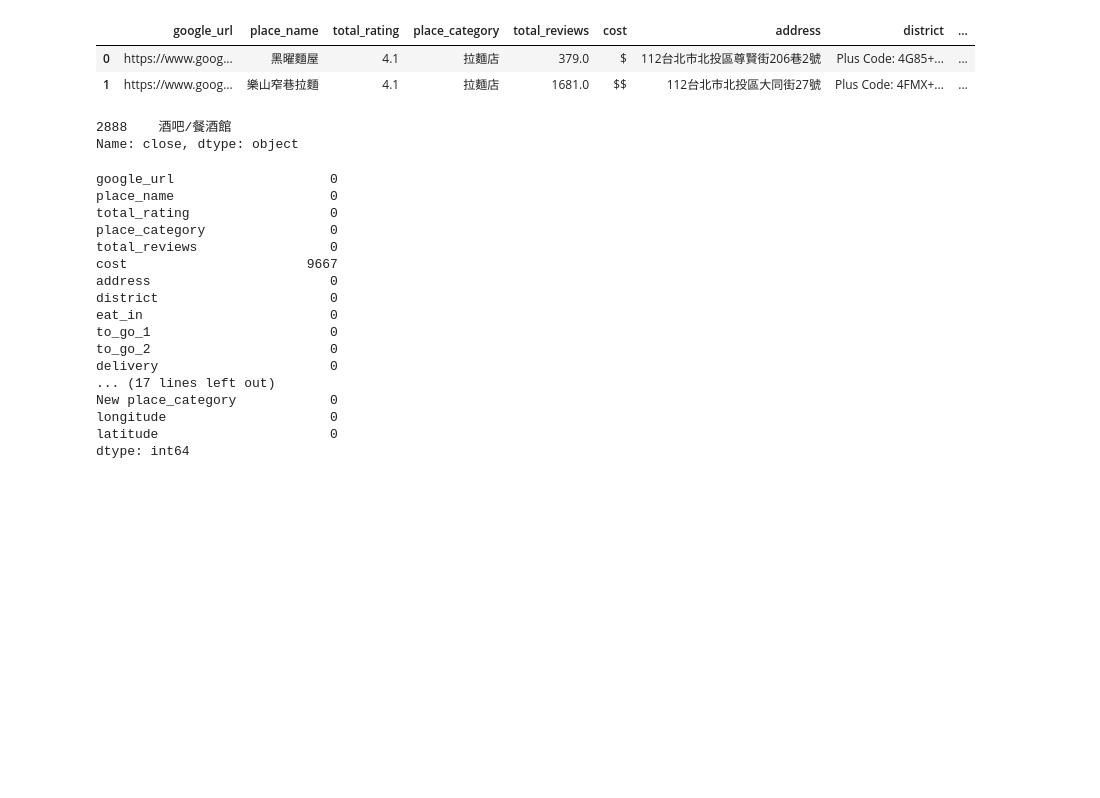
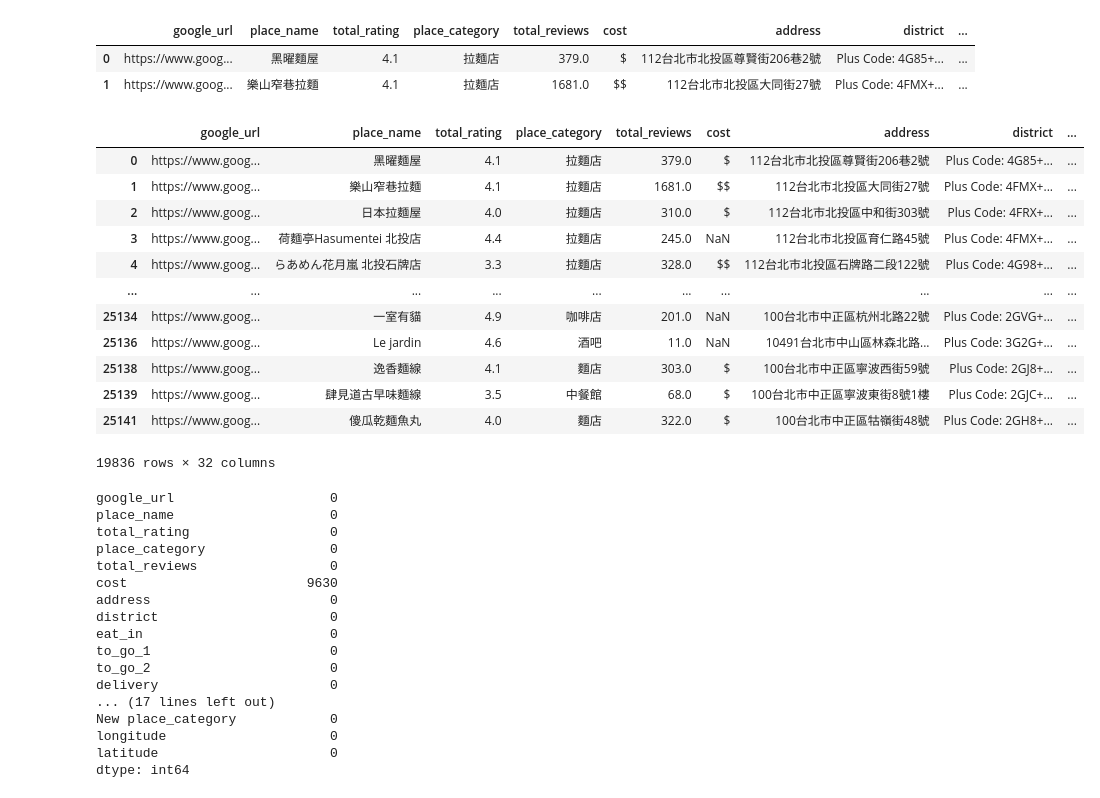
Before and after one commit to DAMA1011/FinalReport, a Jupyter notebook: 餐廳類別修改_經緯度.ipynb, the cells around one changed output. Drawn from its saved outputs; the diff is of its cells as text; code cells hidden in the pictures; blank space fills up the shorter version.

```diff
--- a/餐廳類別修改_經緯度.ipynb
+++ b/餐廳類別修改_經緯度.ipynb
@@ -148,10 +160,10 @@ Length: 25145, dtype: object
 Series1 = dfFilter1["place_category"].map(dfFilter2.to_dict())
 # 把餐廳類別賦予15大類別
 Series2 = dfFilter3.loc[:,"標記"]
-Series1.update(dict2)
+Series1.update(Series2)
 # 把其他類別更改成15大類別
 Series3 = dfFilter4.loc[:,"標記"]
-Series1.update(dict3)
+Series1.update(Series3)
 Series1
 # %% [output]
 0              日式
@@ -375,4 +432,4 @@ dfFilter1_3["New place_category"][dfFilter1_3["place_name"].str.contains("金色
 13831    酒吧/餐酒館
 Name: New place_category, dtype: object
 # %%
-dfFilter1_3[dfFilter1_3.loc[:,"New place_category"]=="?"] ="酒吧/餐酒館"
+dfFilter1_3["New place_category"][dfFilter1_3.loc[:,"New place_category"]=="?"] ="酒吧/餐酒館"
@@ -402,12 +464,23 @@ dfFilter1_3.head(2)
 |  | google_url | place_name | total_rating | place_category | total_reviews | cost | address | district | ... |
 | 0 | https://www.goog... | 黑曜麵屋 | 4.1 | 拉麵店 | 379.0 | $ | 112台北市北投區尊賢街206巷2號 | Plus Code: 4G85+... | ... |
 | 1 | https://www.goog... | 樂山窄巷拉麵 | 4.1 | 拉麵店 | 1681.0 | $$ | 112台北市北投區大同街27號 | Plus Code: 4FMX+... | ... |
-# %%
-# close columns是啥?
-dfFilter1_3.loc[:,"close"][dfFilter1_3.loc[:,"close"].notnull()]
-# %% [output]
-2888    酒吧/餐酒館
-Name: close, dtype: object
+# %%
+dfFilter1_3 = dfFilter1_3.drop_duplicates(subset=['address', 'place_name'])
+dfFilter1_3
+# %% [output]
+|  | google_url | place_name | total_rating | place_category | total_reviews | cost | address | district | ... |
+| 0 | https://www.goog... | 黑曜麵屋 | 4.1 | 拉麵店 | 379.0 | $ | 112台北市北投區尊賢街206巷2號 | Plus Code: 4G85+... | ... |
+| 1 | https://www.goog... | 樂山窄巷拉麵 | 4.1 | 拉麵店 | 1681.0 | $$ | 112台北市北投區大同街27號 | Plus Code: 4FMX+... | ... |
+| 2 | https://www.goog... | 日本拉麵屋 | 4.0 | 拉麵店 | 310.0 | $ | 112台北市北投區中和街303號 | Plus Code: 4FRX+... | ... |
+| 3 | https://www.goog... | 荷麵亭Hasumentei 北投店 | 4.4 | 拉麵店 | 245.0 | NaN | 112台北市北投區育仁路45號 | Plus Code: 4FMX+... | ... |
+| 4 | https://www.goog... | らあめん花月嵐 北投石牌店 | 3.3 | 拉麵店 | 328.0 | $$ | 112台北市北投區石牌路二段122號 | Plus Code: 4G98+... | ... |
+| ... | ... | ... | ... | ... | ... | ... | ... | ... | ... |
+| 25134 | https://www.goog... | 一室有貓 | 4.9 | 咖啡店 | 201.0 | NaN | 100台北市中正區杭州北路22號 | Plus Code: 2GVG+... | ... |
+| 25136 | https://www.goog... | Le jardin | 4.6 | 酒吧 | 11.0 | NaN | 10491台北市中山區林森北路... | Plus Code: 3G2G+... | ... |
+| 25138 | https://www.goog... | 逸香麵線 | 4.1 | 麵店 | 303.0 | $ | 100台北市中正區寧波西街59號 | Plus Code: 2GJ8+... | ... |
+| 25139 | https://www.goog... | 肆見道古早味麵線 | 3.5 | 中餐館 | 68.0 | $ | 100台北市中正區寧波東街8號1樓 | Plus Code: 2GJC+... | ... |
+| 25141 | https://www.goog... | 傻瓜乾麵魚丸 | 4.0 | 麵店 | 322.0 | $ | 100台北市中正區牯嶺街48號 | Plus Code: 2GH8+... | ... |
+19836 rows × 32 columns
 # %%
 dfFilter1_3.isna().sum()
 # %% [output]
@@ -416,7 +489,7 @@ place_name                    0
 total_rating                  0
 place_category                0
 total_reviews                 0
-cost                       9667
+cost                       9630
 address                       0
 district                      0
 eat_in                        0
```
Also changed, not shown: parts of 10 cells of this notebook, 1 other file.
